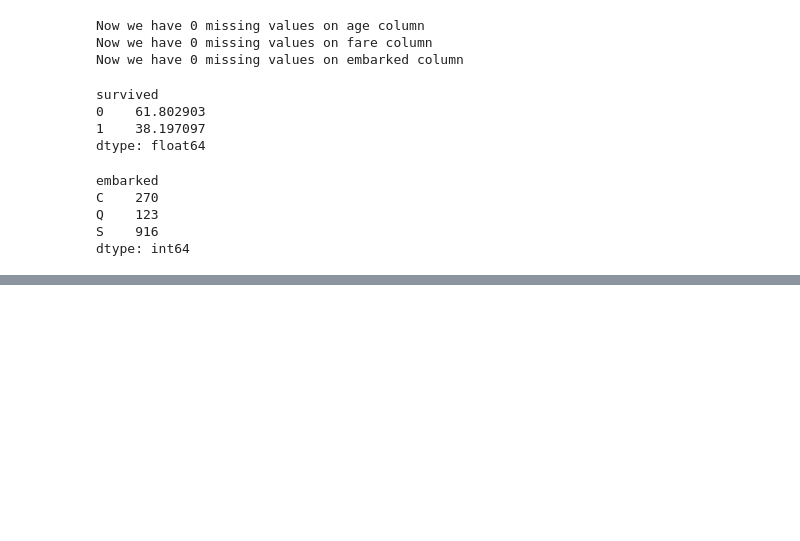
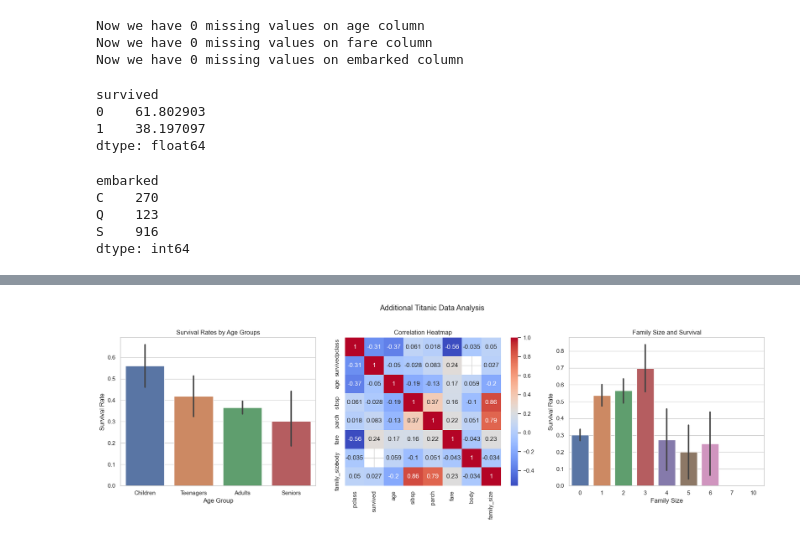
Before and after one commit to JuanMoncaleano/TitanicSurvivalPrediction, a Jupyter notebook: Base_CleanDS.ipynb, the cells around one changed output, grey strips where cells are left out. Saved outputs shown, nothing was run; the diff lists cells and outputs as text; code cells hidden in the pictures; blank space fills up the shorter version.

```diff
--- a/Base_CleanDS.ipynb
+++ b/Base_CleanDS.ipynb
@@ -120,0 +159,36 @@ dfSurvivals.head()
+# %%
+
+# 1. Create Age Groups
+bins = [0, 12, 19, 59, 100]
+labels = ['Children', 'Teenagers', 'Adults', 'Seniors']
+dfSurvivals['age_group'] = pd.cut(dfSurvivals['age'], bins=bins, labels=labels, right=False)
+
+# 2. Create Family Size feature
+dfSurvivals['family_size'] = dfSurvivals['sibsp'] + dfSurvivals['parch']
+
+# Initialize the figure for the three plots
+fig, axes = plt.subplots(1, 3, figsize=(18, 6))
+fig.suptitle('Additional Titanic Data Analysis')
+
+# Plot 1: Survival Rates by Age Groups
+sns.barplot(x='age_group', y='survived', data=dfSurvivals, ax=axes[0])
+axes[0].set_title('Survival Rates by Age Groups')
+axes[0].set_xlabel('Age Group')
+axes[0].set_ylabel('Survival Rate')
+
+# Plot 2: Correlation Heatmap
+correlation_matrix = dfSurvivals.corr()
+sns.heatmap(correlation_matrix, annot=True, cmap='coolwarm', ax=axes[1])
+axes[1].set_title('Correlation Heatmap')
+
+# Plot 3: Family Size and Survival
+sns.barplot(x='family_size', y='survived', data=dfSurvivals, ax=axes[2])
+axes[2].set_title('Family Size and Survival')
+axes[2].set_xlabel('Family Size')
+axes[2].set_ylabel('Survival Rate')
+
+# Show the plots
+plt.tight_layout(rect=[0, 0, 1, 0.96])
+plt.show()
+# %% [output]
+[figure, added]
```
Also changed, not shown: parts of 2 cells of this notebook.
